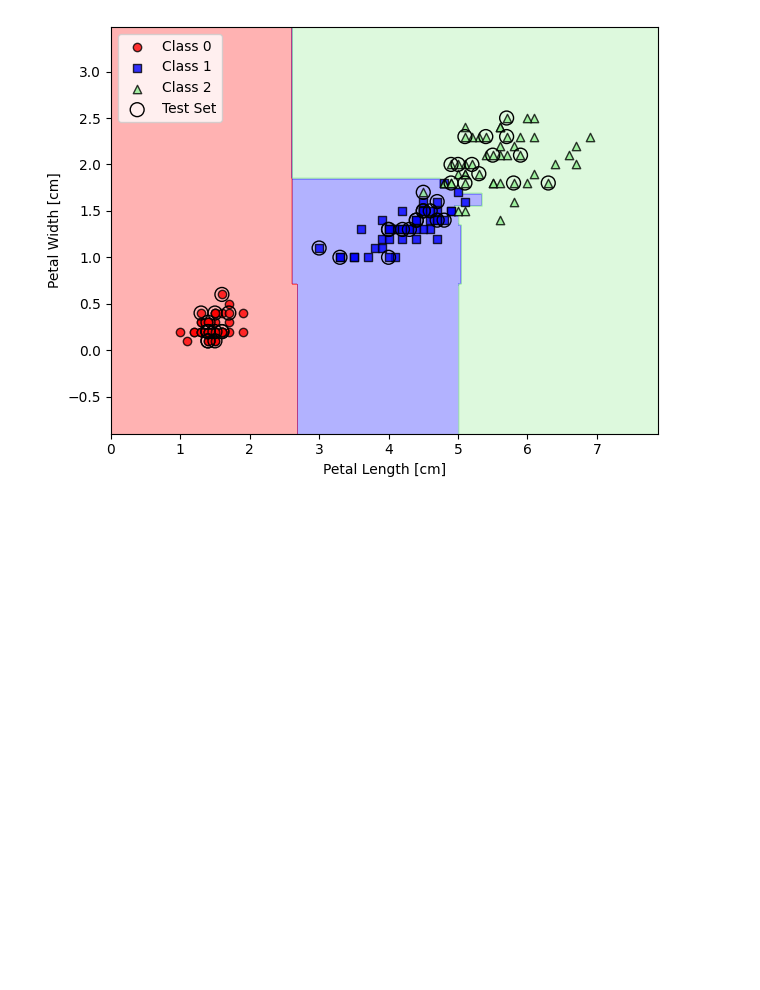
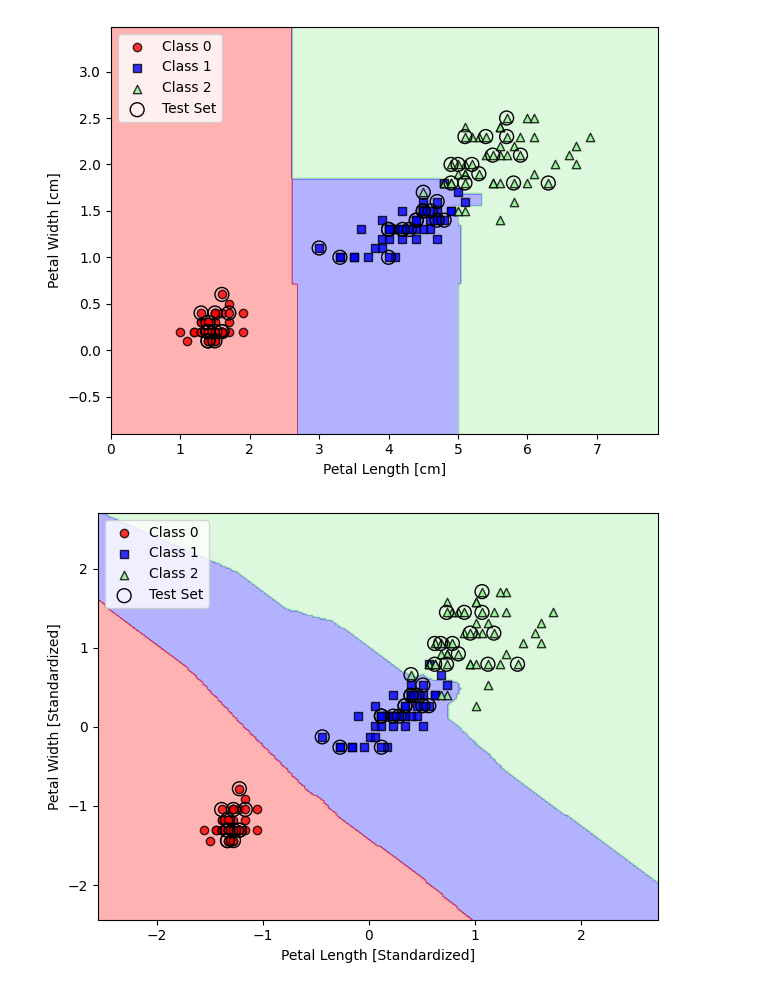
Before and after one commit to GrantMelvin/Machine-Learning, a Jupyter notebook: Chapter 3/Models.ipynb, the cells around one changed output. Cells and saved outputs as stored; diff of their text form; code cells hidden in the pictures; blank space fills up the shorter version.

```diff
--- a/Chapter 3/Models.ipynb
+++ b/Chapter 3/Models.ipynb
@@ -434,0 +436,23 @@ plt.show()
+# %%
+# K-NN Model
+from sklearn.neighbors import KNeighborsClassifier
+# n_neighbors = number of neighbors that we are looking at
+# metric = how we are measuring distance
+# p =
+knn = KNeighborsClassifier(n_neighbors=5,
+                           p=2,
+                           metric='minkowski')
+knn.fit(X_train_std, y_train)
+plot_decision_regions(X_combined_std,
+                      y_combined,
+                      classifier=knn,
+                      test_idx=range(105,150))
+
+# Creates label and legend for scatterplot
+plt.xlabel('Petal Length [Standardized]')
+plt.ylabel('Petal Width [Standardized]')
+plt.legend(loc='upper left')
+plt.tight_layout()
+plt.show()
+# %% [output]
+[figure, added]
```
Also changed, not shown: parts of 2 cells of this notebook.
